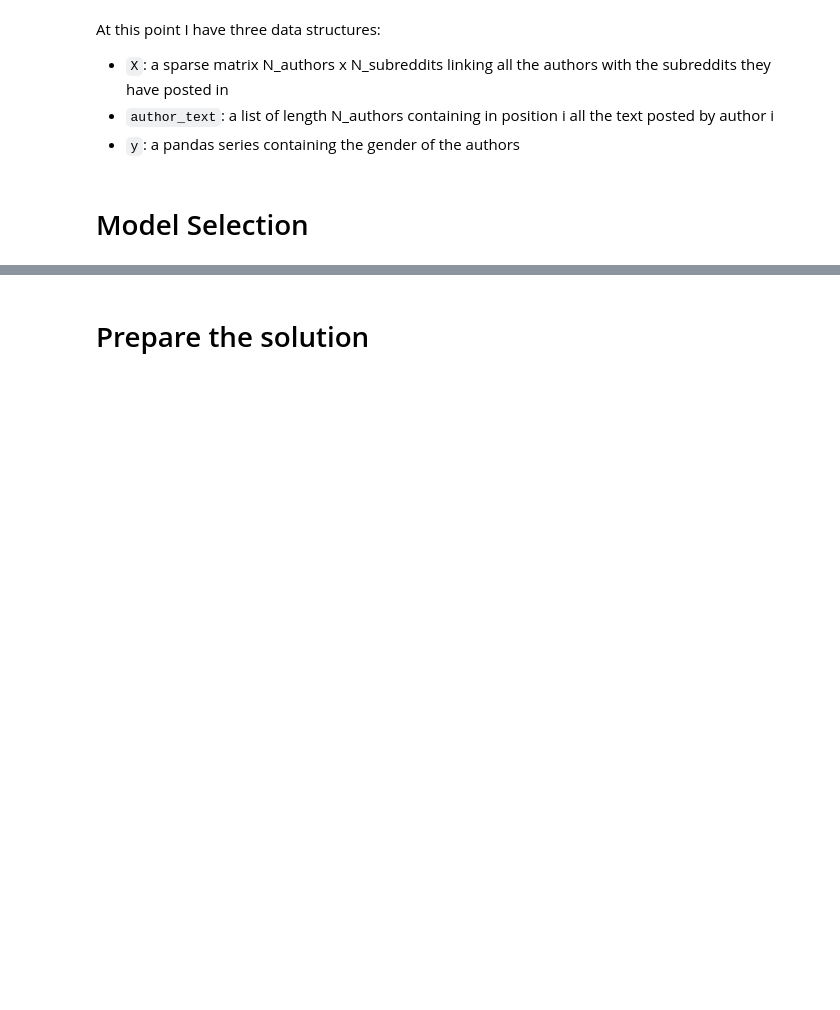
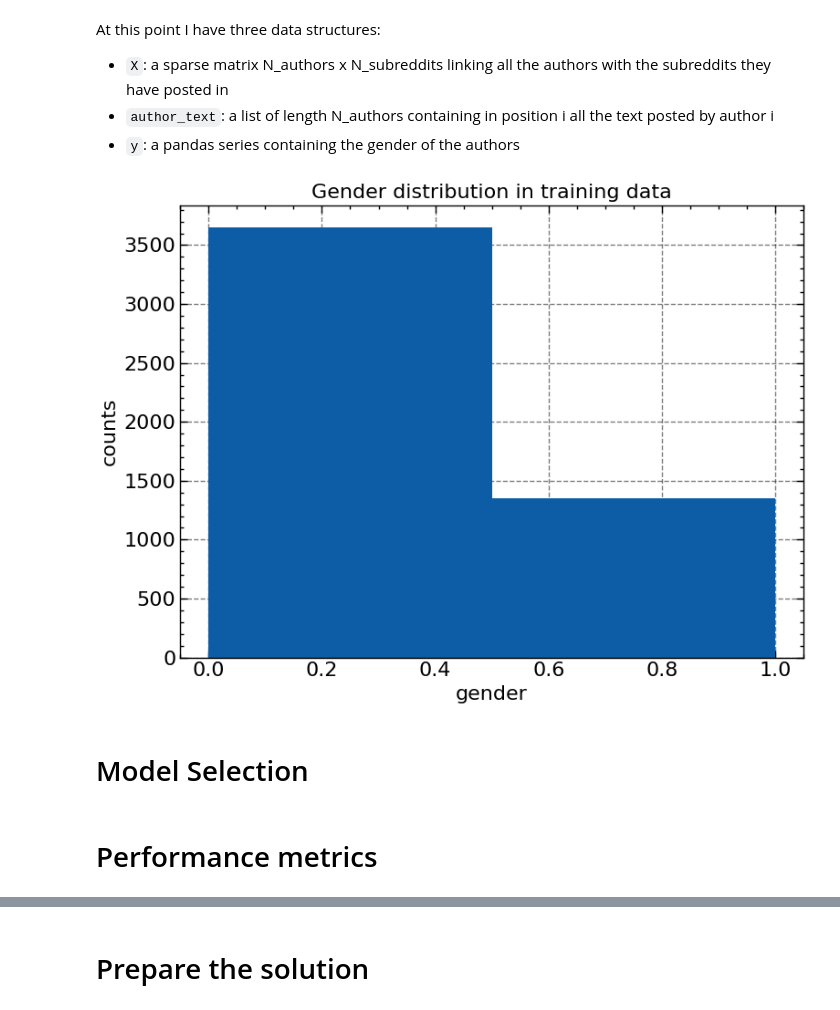
Before and after one commit to marchfra/reddit-data-mining, a Jupyter notebook: example-datamining2024.ipynb, the cells around one changed output, grey strips where cells are left out. Drawn from its saved outputs; the diff is of its cells as text; code cells hidden in the pictures; blank space fills up the shorter version.

```diff
--- a/example-datamining2024.ipynb
+++ b/example-datamining2024.ipynb
@@ -17,9 +17,12 @@
 # # You can write up to 20GB to the current directory (/kaggle/working/) that gets preserved as output when you create a version using "Save & Run All"
 # # You can also write temporary files to /kaggle/temp/, but they won't be saved outside of the current session
 # %%
+import matplotlib.pyplot as plt
 import numpy as np
 import pandas as pd
 from scipy import sparse
+
+plt.style.use(['grid', 'science', 'notebook', 'mylegend'])
 # %%
 data_dir = 'data'
 # %% [markdown]
@@ -131,5 +134,17 @@ At this point I have three data structures:
 - `X`: a sparse matrix N_authors x N_subreddits linking all the authors with the subreddits they have posted in
 - `author_text`: a list of length N_authors containing in position i all the text posted by author i
 - `y`: a pandas series containing the gender of the authors
+# %%
+fig, ax = plt.subplots(1, 1)
+y.hist(bins=2, ax=ax)
+
+ax.set_title('Gender distribution in training data')
+ax.set_xlabel('gender')
+ax.set_ylabel('counts')
+
+fig.tight_layout()
+plt.show()
+# %% [output]
+[figure, added]
 # %% [markdown]
 # Model Selection
@@ -143,0 +165,2 @@ model = Model()
+# %% [markdown]
+# Performance metrics
```
Also changed, not shown: parts of 5 cells of this notebook.
